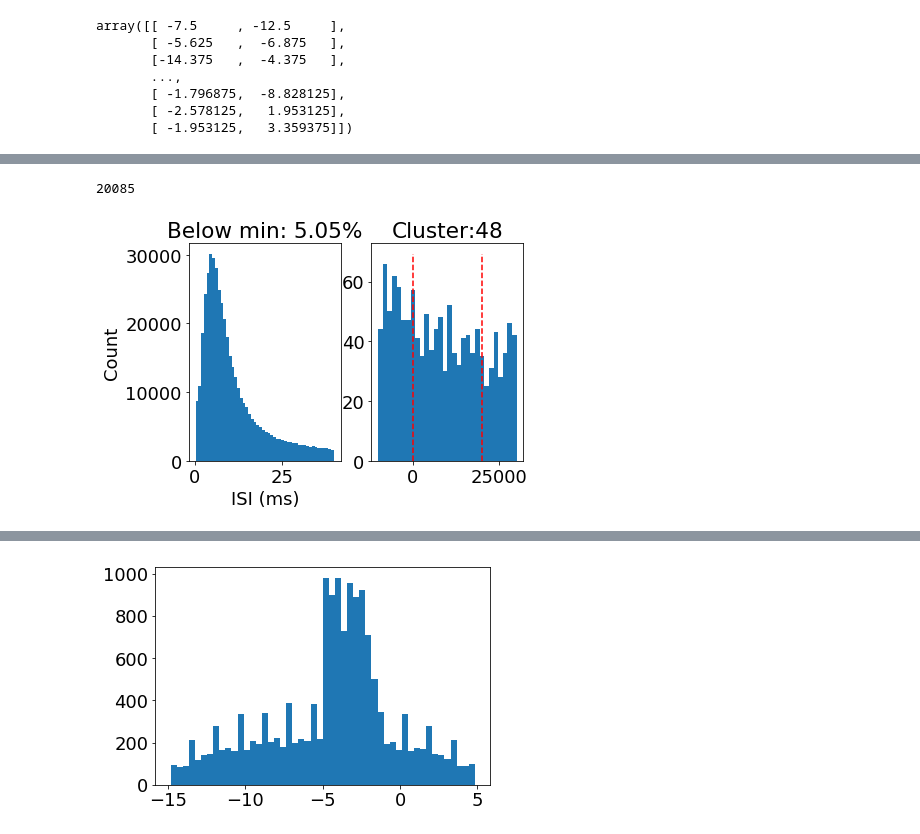
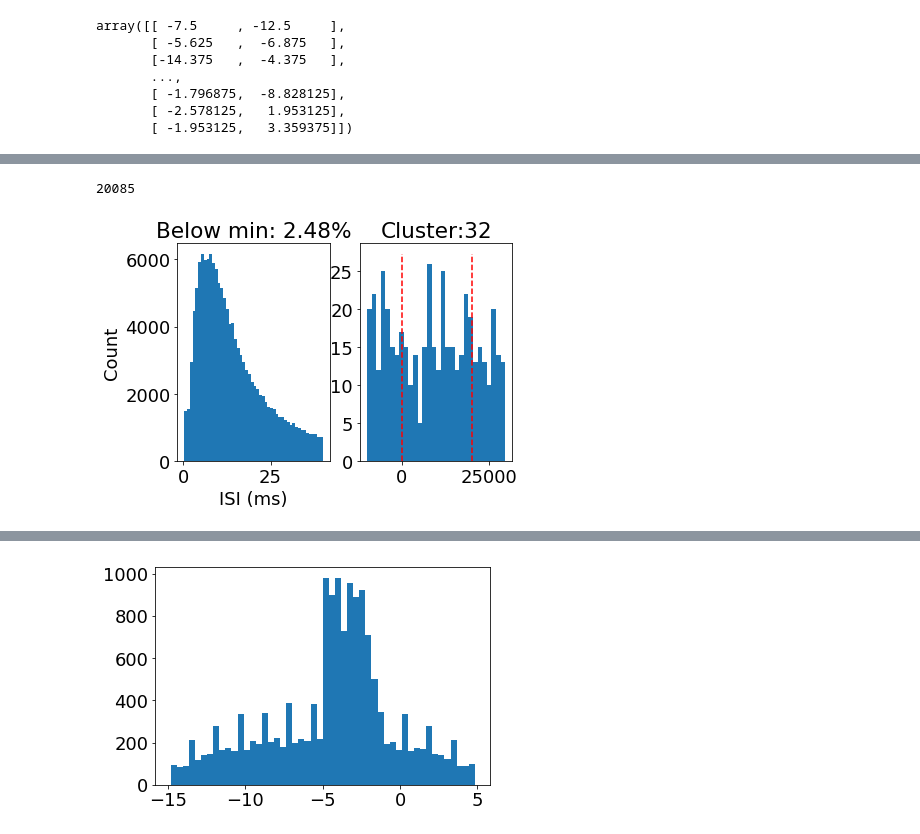
Before and after one commit to TimCSheehan/try_STRF, a Jupyter notebook: attempt_big_grid.ipynb, the cells around one changed output, grey strips where cells are left out. Saved outputs shown, nothing was run; the diff lists cells and outputs as text; code cells hidden in the pictures.

Commit message:
big grid work

```diff
--- a/attempt_big_grid.ipynb
+++ b/attempt_big_grid.ipynb
@@ -92,5 +110,7 @@ plt.show()
 # %%
+lTrial = 2000
 def cluster_sum(spks,trials,clust_use=3,x_use=14):
+    lTrial = 2000
     if not 'lTrial' in globals():
         lTrial = len(trials)
     # trials
@@ -160,9 +180,9 @@ def get_ISI(spk_times):
     return d_spk
 min_thresh = 2*40 # 2 ms
 # %%
-cluster_sum(spks,grid_trials,clust_use=11,x_use=45)
+cluster_sum(spks,grid_trials,clust_use=0,x_use=45)
 # %% [output]
 20085
-[figure, old version]
+[figure, new version]
 # %%
 good_units = np.array([0,3,5,11,16])
```
Also changed, not shown: parts of 22 cells of this notebook.
